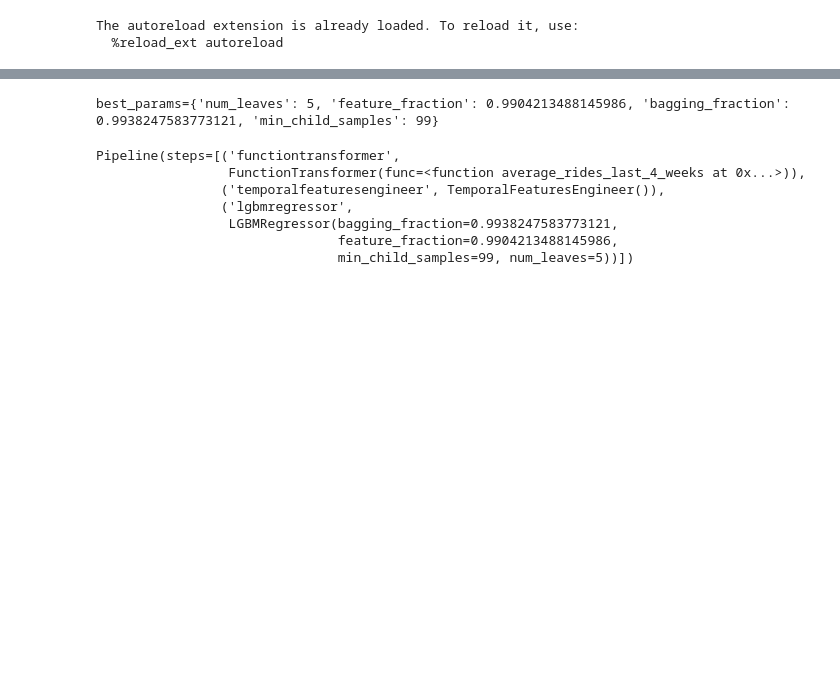
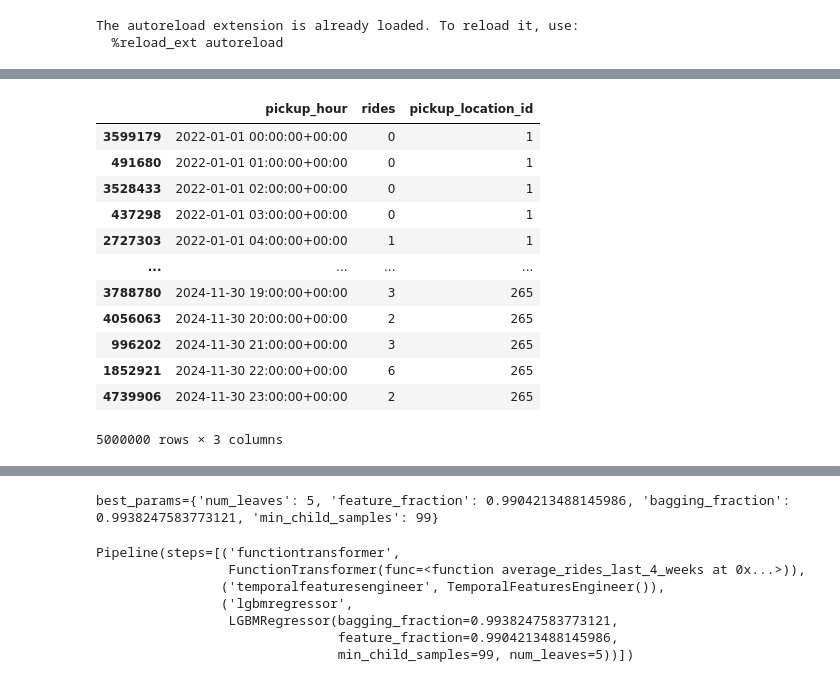
Before and after one commit to Kesh1955/NYC_Taxi_demand_prediction, a Jupyter notebook: notebooks/13_model_training_pipeline.ipynb, the cells around one changed output, grey strips where cells are left out. Drawn from its saved outputs; the diff is of its cells as text; code cells hidden in the pictures; blank space fills up the shorter version.

```diff
--- a/notebooks/13_model_training_pipeline.ipynb
+++ b/notebooks/13_model_training_pipeline.ipynb
@@ -115,3 +174,19 @@ def plot_ts(
     fig.show()
 
 plot_ts(ts_data, locations=[43])
+# %%
+ts_data
+# %% [output]
+|  | pickup_hour | rides | pickup_location_id |
+| 3599179 | 2022-01-01 00:00:00+00:00 | 0 | 1 |
+| 491680 | 2022-01-01 01:00:00+00:00 | 0 | 1 |
+| 3528433 | 2022-01-01 02:00:00+00:00 | 0 | 1 |
+| 437298 | 2022-01-01 03:00:00+00:00 | 0 | 1 |
+| 2727303 | 2022-01-01 04:00:00+00:00 | 1 | 1 |
+| ... | ... | ... | ... |
+| 3788780 | 2024-11-30 19:00:00+00:00 | 3 | 265 |
+| 4056063 | 2024-11-30 20:00:00+00:00 | 2 | 265 |
+| 996202 | 2024-11-30 21:00:00+00:00 | 3 | 265 |
+| 1852921 | 2024-11-30 22:00:00+00:00 | 6 | 265 |
+| 4739906 | 2024-11-30 23:00:00+00:00 | 2 | 265 |
+5000000 rows × 3 columns
```
Also changed, not shown: parts of 34 cells of this notebook, 20 other files.
